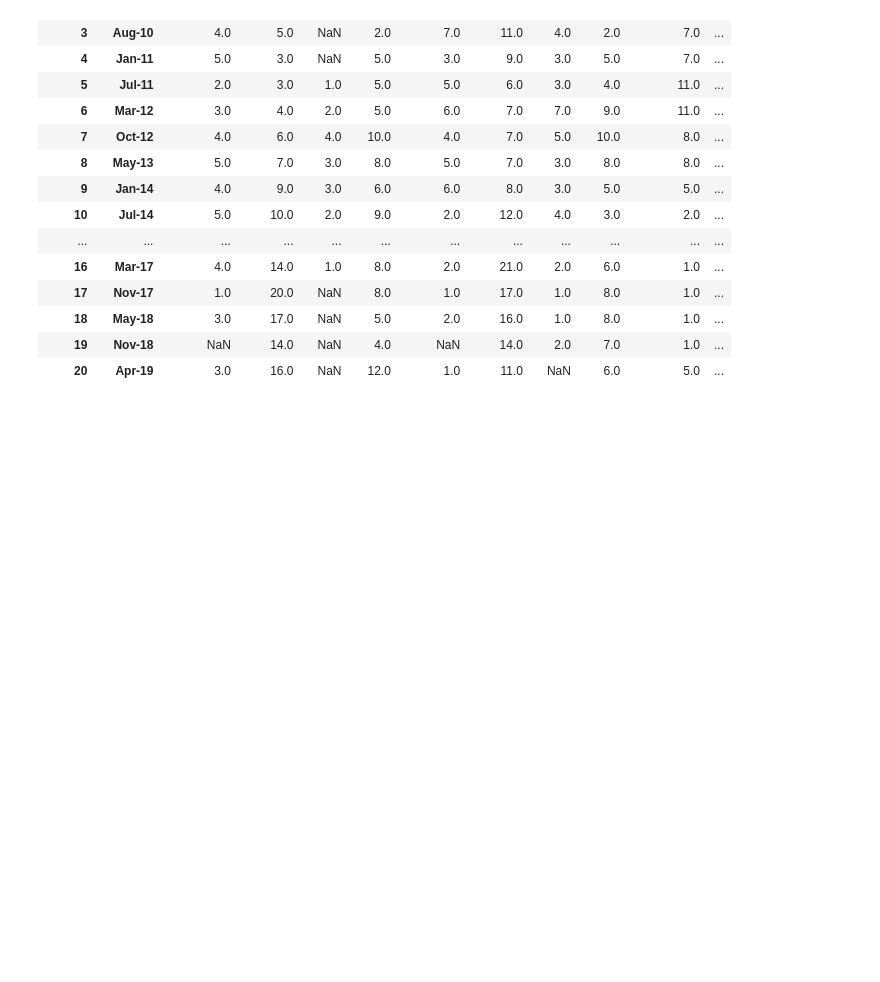
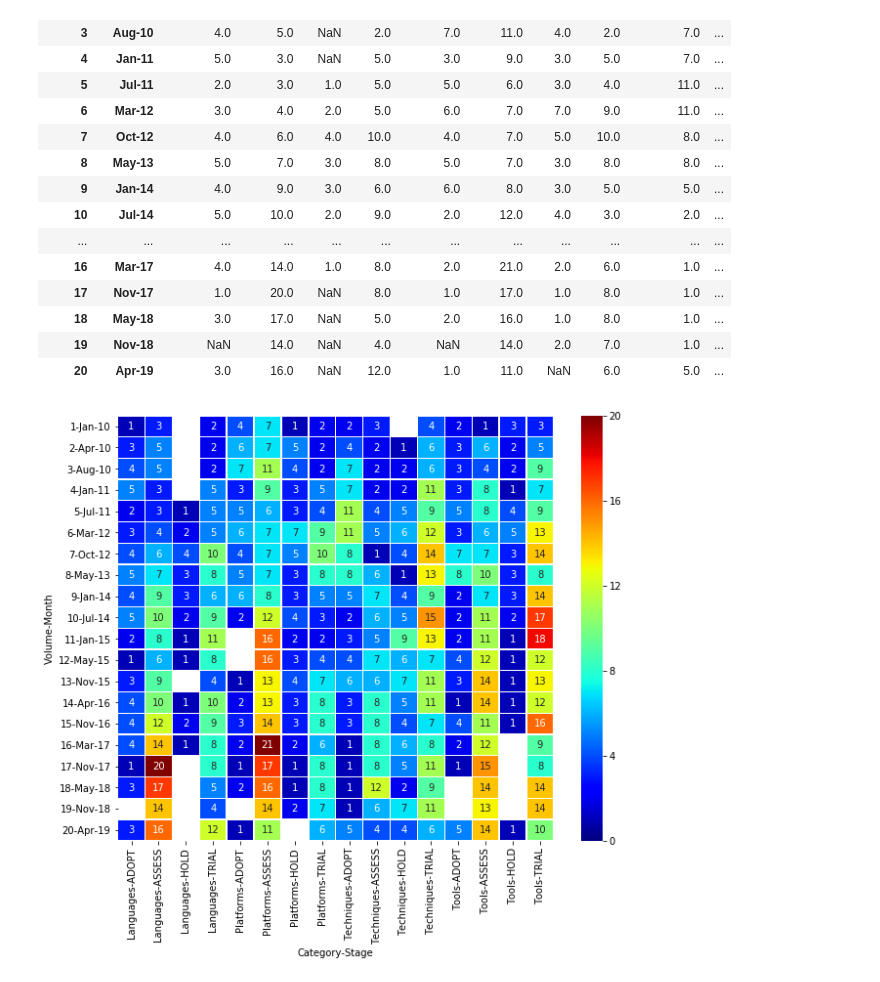
Before and after one commit to phsheth/radar, a Jupyter notebook: radar_eda.ipynb, the cells around one changed output. Cells and saved outputs as stored; diff of their text form; code cells hidden in the pictures; blank space fills up the shorter version.

Commit message:
removed incorrect bar plots, included heatmap
removed incorrect bar plots, included heatmap

```diff
--- a/radar_eda.ipynb
+++ b/radar_eda.ipynb
@@ -380,3 +265,10 @@ pivtab
 | 18 | May-18 | 3.0 | 17.0 | NaN | 5.0 | 2.0 | 16.0 | 1.0 | 8.0 | 1.0 | ... |
 | 19 | Nov-18 | NaN | 14.0 | NaN | 4.0 | NaN | 14.0 | 2.0 | 7.0 | 1.0 | ... |
 | 20 | Apr-19 | 3.0 | 16.0 | NaN | 12.0 | 1.0 | 11.0 | NaN | 6.0 | 5.0 | ... |
+# %%
+plt.figure(figsize=(10,8))
+ax = sns.heatmap(pivtab, annot=True, linewidths=0.4, cmap="jet",vmin=0, vmax=20)
+
+plt.show()
+# %% [output]
+[figure, added]
```
Also changed, not shown: parts of 6 cells of this notebook.
